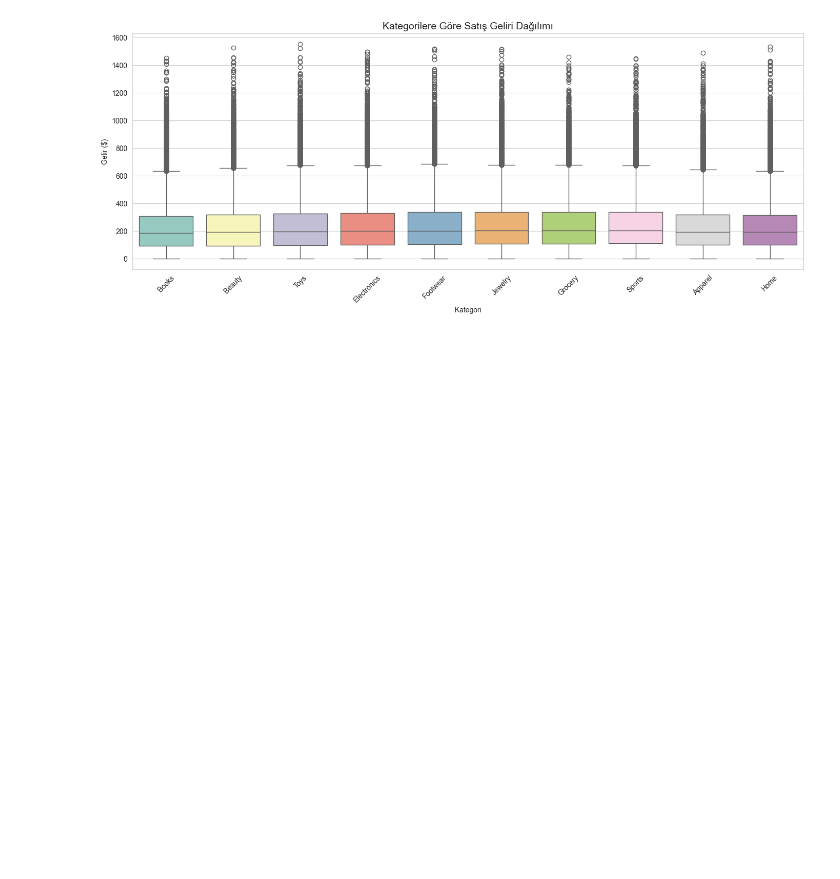
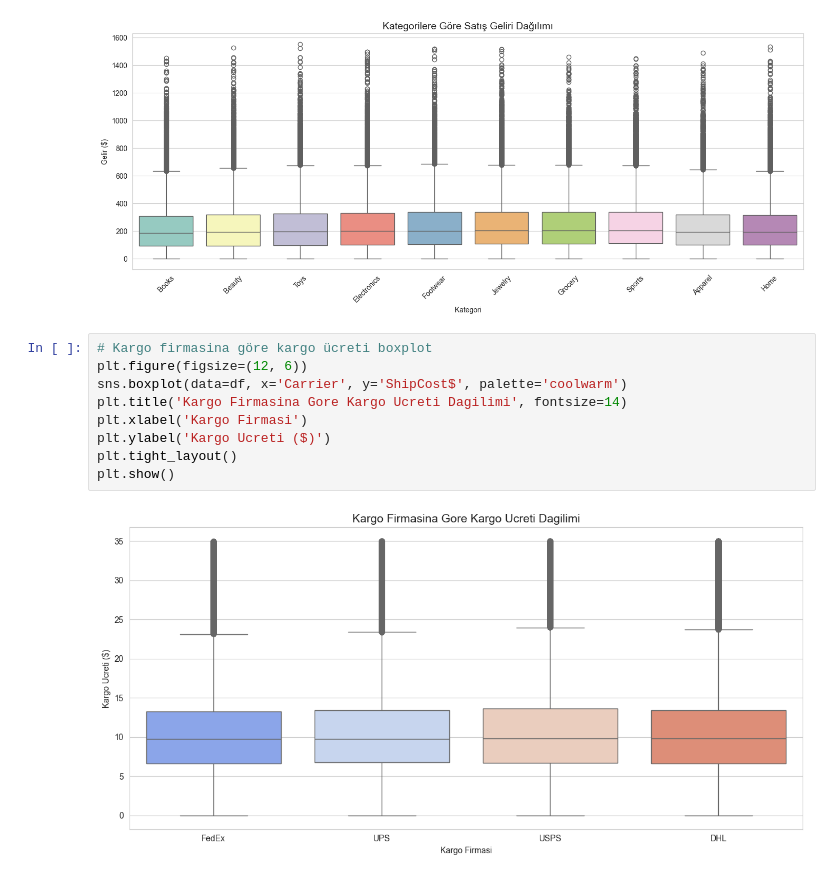
Before and after one commit to Rtur2003/Rtur2003-Data-Science---Python, a Jupyter notebook: Deneme.ipynb, the cells around one changed output. Cells and saved outputs as stored; diff of their text form; blank space fills up the shorter version.

```diff
--- a/Deneme.ipynb
+++ b/Deneme.ipynb
@@ -403,3 +403,14 @@ plt.tight_layout()
 plt.show()
 # %% [output]
 [figure]
+# %%
+# Kargo firmasina göre kargo ücreti boxplot
+plt.figure(figsize=(12, 6))
+sns.boxplot(data=df, x='Carrier', y='ShipCost$', palette='coolwarm')
+plt.title('Kargo Firmasina Gore Kargo Ucreti Dagilimi', fontsize=14)
+plt.xlabel('Kargo Firmasi')
+plt.ylabel('Kargo Ucreti ($)')
+plt.tight_layout()
+plt.show()
+# %% [output]
+[figure, added]
```
